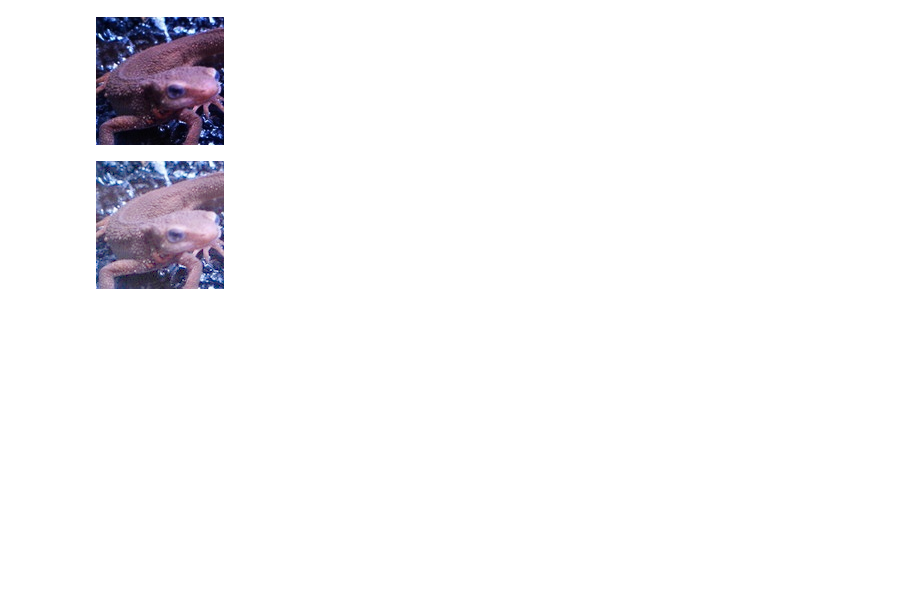
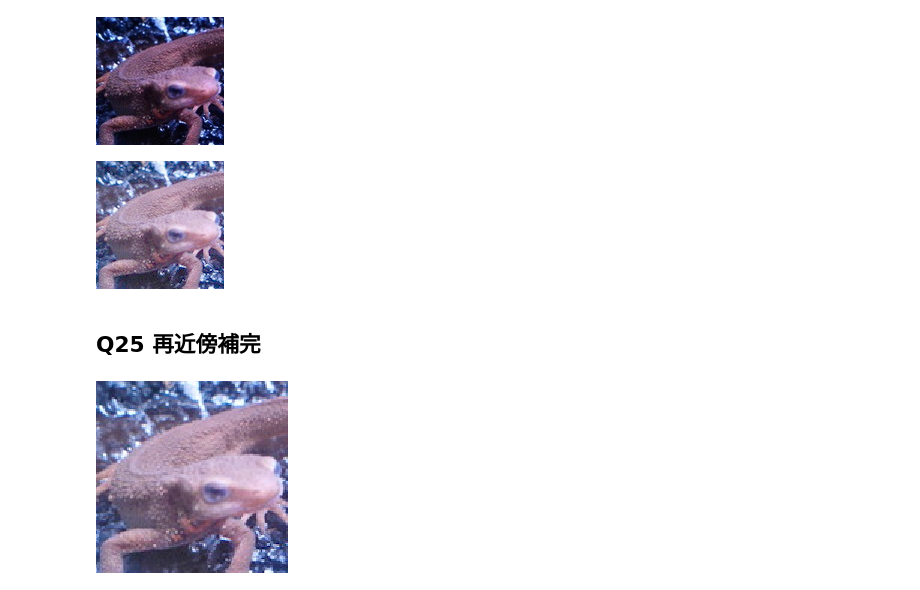
Before and after one commit to whatalnk/Gasyori100knock, a Jupyter notebook: notebooks/Question_21_30.ipynb, the cells around one changed output. Saved outputs shown, nothing was run; the diff lists cells and outputs as text; code cells hidden in the pictures; blank space fills up the shorter version.

Commit message:
Q25 Interpolate (Nearest Neighbor)

```diff
--- a/notebooks/Question_21_30.ipynb
+++ b/notebooks/Question_21_30.ipynb
@@ -207,3 +207,24 @@ out = gamma_correction(img_gamma)
 cv2_imshow(out)
 # %% [output]
 [figure]
+# %% [markdown]
+## Q25 再近傍補完
+# %%
+def interpolate_nn(img, ax=1.5, ay=1.5):
+  H, W, C = img.shape
+  Ha = int(H * ax)
+  Wa = int(W * ay)
+  y = np.arange(Ha).repeat(Wa).reshape(Wa, -1)
+  x = np.tile(np.arange(Wa), (Ha, 1))
+  y = np.round(y / ay).astype(np.int)
+  x = np.round(x / ax).astype(np.int)
+
+  out = img[y, x]
+  out.astype(np.uint8)
+  return out
+
+img = cv2.imread("imori.jpg")
+out = interpolate_nn(img)
+cv2_imshow(out)
+# %% [output]
+[figure, added]
```
